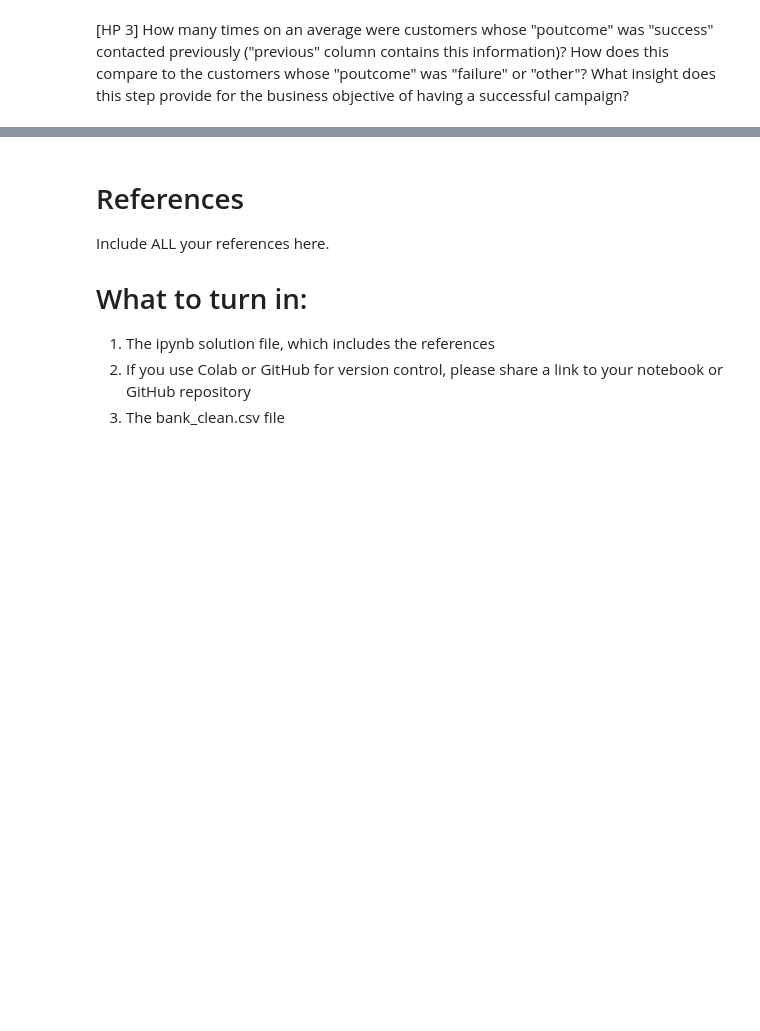
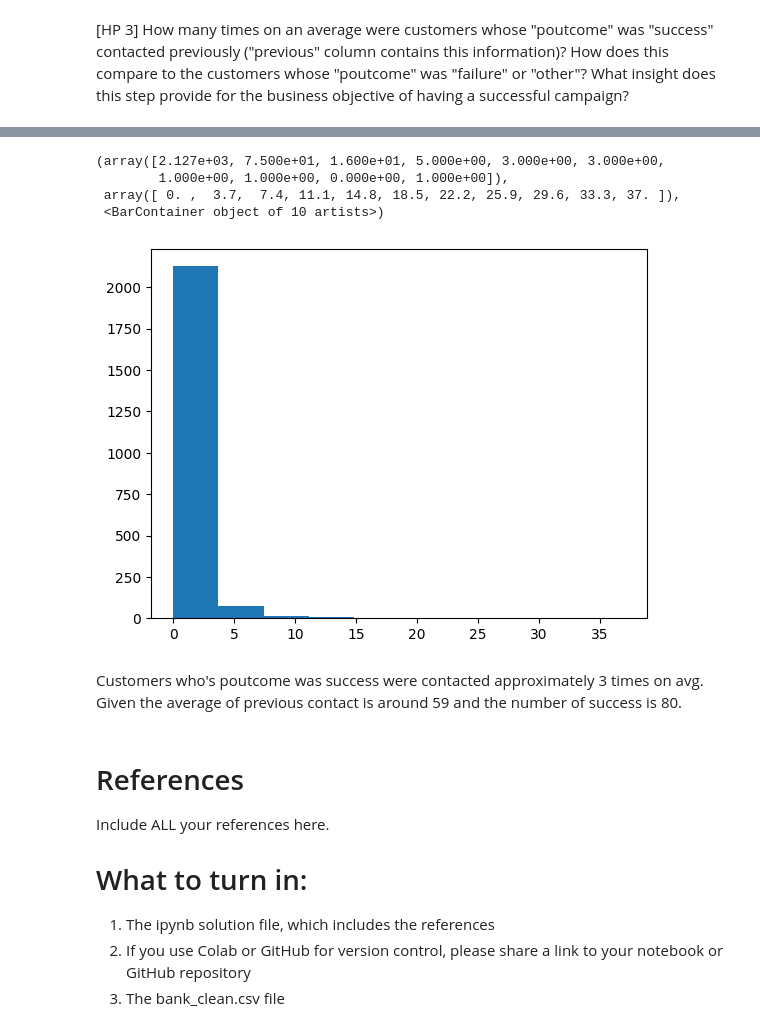
Before and after one commit to ankitajaswal/Cmpe255, a Jupyter notebook: HW1/HW1 Part 2.ipynb, the cells around one changed output, grey strips where cells are left out. Cells and saved outputs as stored; diff of their text form; code cells hidden in the pictures; blank space fills up the shorter version.

```diff
--- a/HW1/HW1 Part 2.ipynb
+++ b/HW1/HW1 Part 2.ipynb
@@ -745,3 +804,13 @@ plt.hist(bank_cleandf[9])
+# %%
+plt.hist(df[14])
+# %% [output]
+(array([2.127e+03, 7.500e+01, 1.600e+01, 5.000e+00, 3.000e+00, 3.000e+00,
+        1.000e+00, 1.000e+00, 0.000e+00, 1.000e+00]),
+ array([ 0. ,  3.7,  7.4, 11.1, 14.8, 18.5, 22.2, 25.9, 29.6, 33.3, 37. ]),
+ <BarContainer object of 10 artists>)
+[figure, added]
+# %% [markdown]
+Customers who's poutcome was success were contacted approximately 3 times on avg. Given the average of previous contact is around 59 and the number of success is 80.
 # %% [markdown]
 # References
 Include ALL your references here.
```
Also changed, not shown: parts of 25 cells of this notebook, 1 other file.
